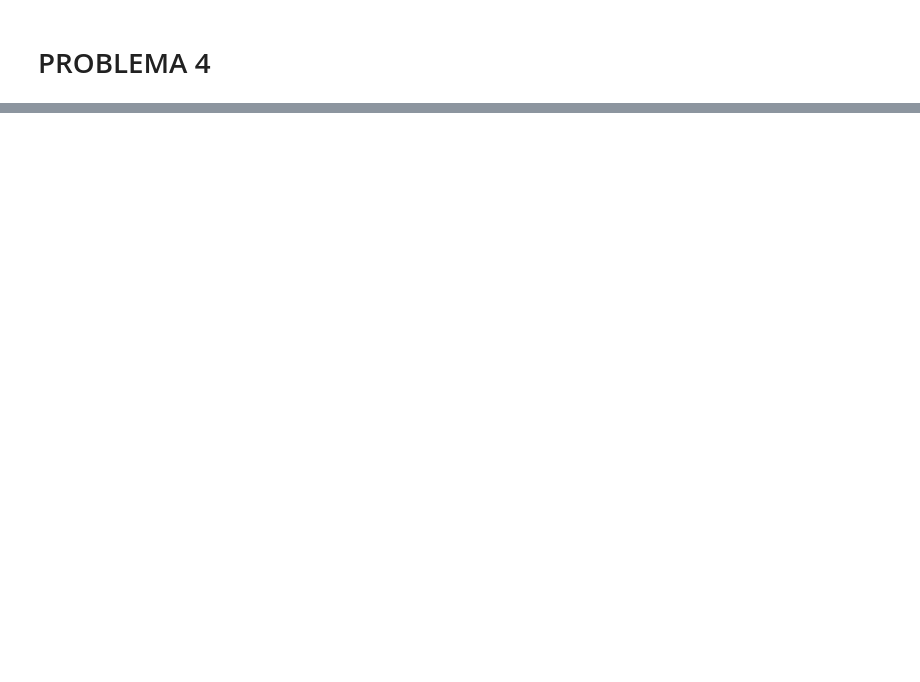
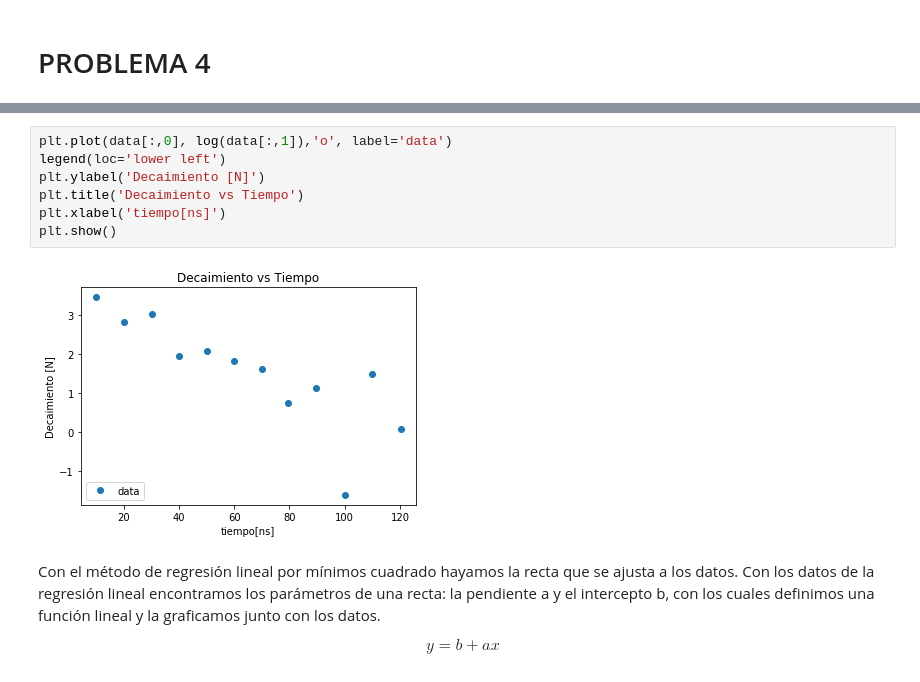
Before and after one commit to fiscompunipamplona/exam-2-gonzalo-mejia, a Jupyter notebook: parcial2. ejer.7.6-4.ipynb, the cells around one changed output, grey strips where cells are left out. Cells and saved outputs as stored; diff of their text form; blank space fills up the shorter version.

```diff
--- a/parcial2. ejer.7.6-4.ipynb
+++ b/parcial2. ejer.7.6-4.ipynb
@@ -67,0 +62,15 @@ plt.show()
+# %%
+plt.plot(data[:,0], log(data[:,1]),'o', label='data')
+legend(loc='lower left')
+plt.ylabel('Decaimiento [N]')
+plt.title('Decaimiento vs Tiempo')
+plt.xlabel('tiempo[ns]')
+plt.show()
+# %% [output]
+[figure, added]
+# %% [markdown]
+Con el método de regresión lineal por mínimos cuadrado hayamos la recta que se ajusta a los datos. Con los datos de la regresión lineal encontramos los parámetros de una recta: la pendiente a y el intercepto b, con los cuales definimos una función lineal y  la graficamos junto con los datos.
+
+\begin{equation}
+y=b+ax
+\end{equation}
```
Also changed, not shown: parts of 36 cells of this notebook, 8 other files.
